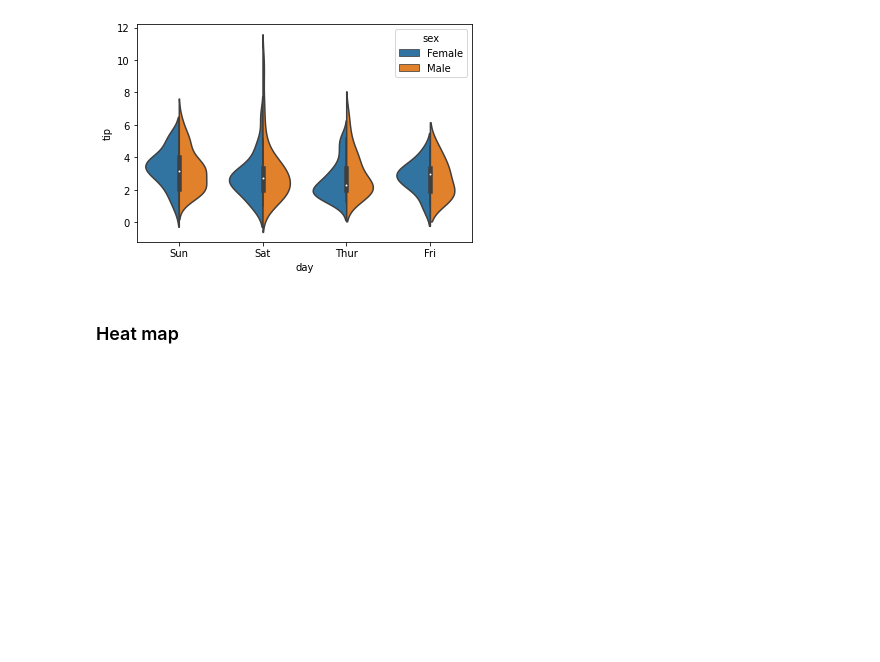
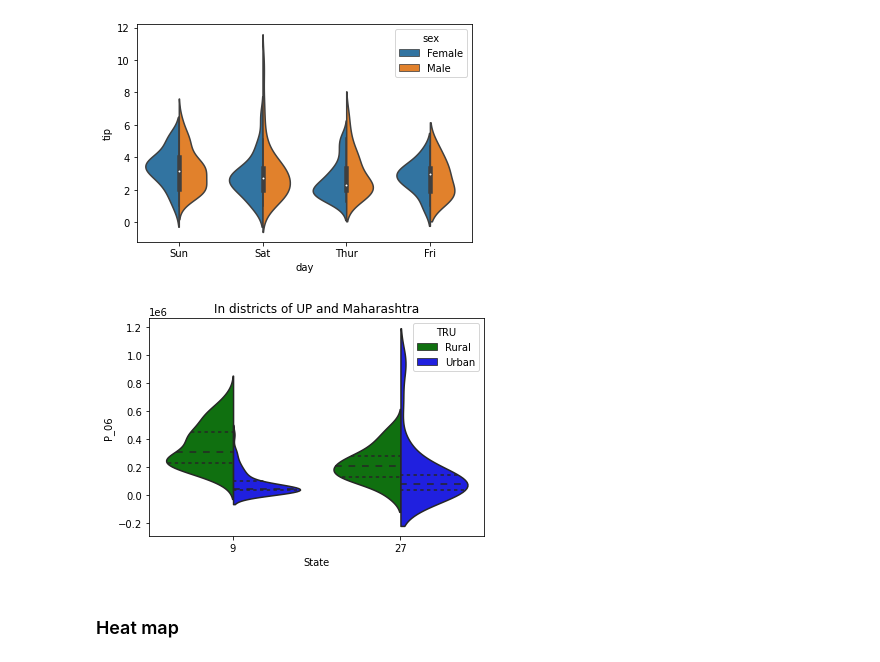
Before and after one commit to samewara/data-visualization, a Jupyter notebook: matplotlib-basic.ipynb, the cells around one changed output. Saved outputs shown, nothing was run; the diff lists cells and outputs as text; code cells hidden in the pictures; blank space fills up the shorter version.

```diff
--- a/matplotlib-basic.ipynb
+++ b/matplotlib-basic.ipynb
@@ -551,5 +583,32 @@ sns.violinplot(x="day", y="tip", hue='sex', split="True", data=tipsdf)
 # %% [output]
 <AxesSubplot:xlabel='day', ylabel='tip'>
 [figure]
+# %%
+import numpy as np
+import pandas as pd
+import matplotlib.pyplot as plt
+import seaborn as sns
+
+populationdf = pd.read_csv(
+    "./data-files/census-population.csv")
+
+mask1 = populationdf['Level']=='DISTRICT'
+mask2 = populationdf['TRU']!='Total'
+statesdf = populationdf[mask1 & mask2]
+
+maskUP = statesdf['State']==9
+maskM = statesdf['State']==27
+data = statesdf.loc[maskUP | maskM]
+
+sns.violinplot( x='State', y='P_06',
+inner='quartile', hue='TRU',
+palette={'Rural':'green','Urban':'blue'},
+scale='count', split=True,
+data=data, size=6)
+
+plt.title('In districts of UP and Maharashtra')
+plt.show()
+# %% [output]
+[figure, added]
 # %% [markdown]
 ### Heat map
```
Also changed, not shown: parts of 10 cells of this notebook, 1 other file.
